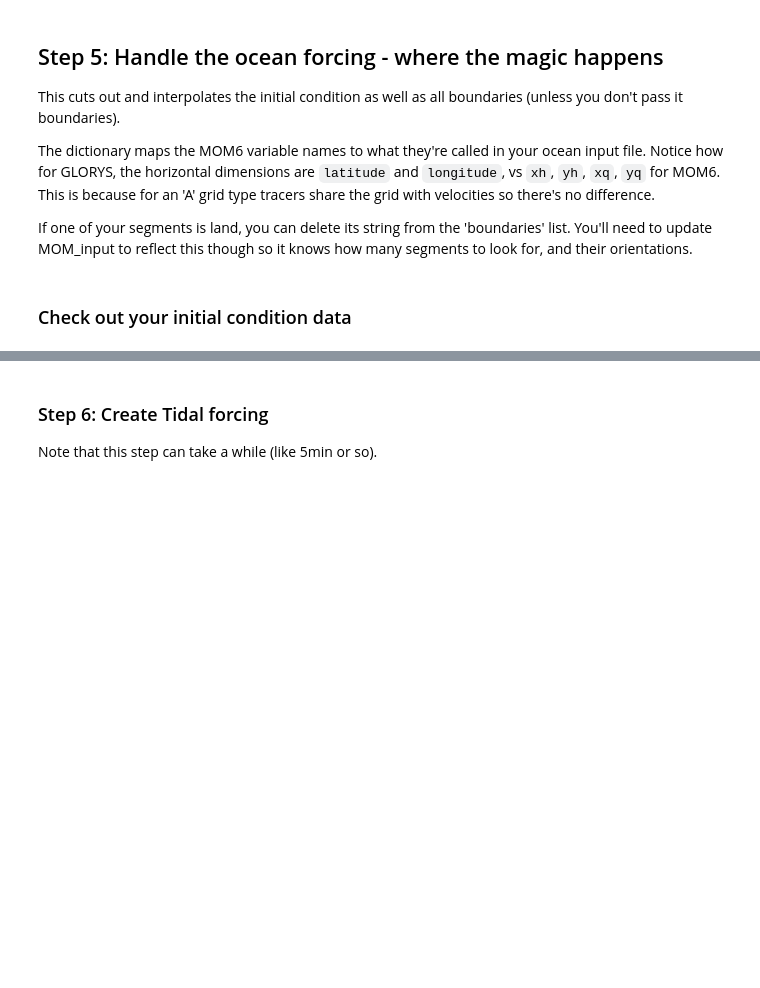
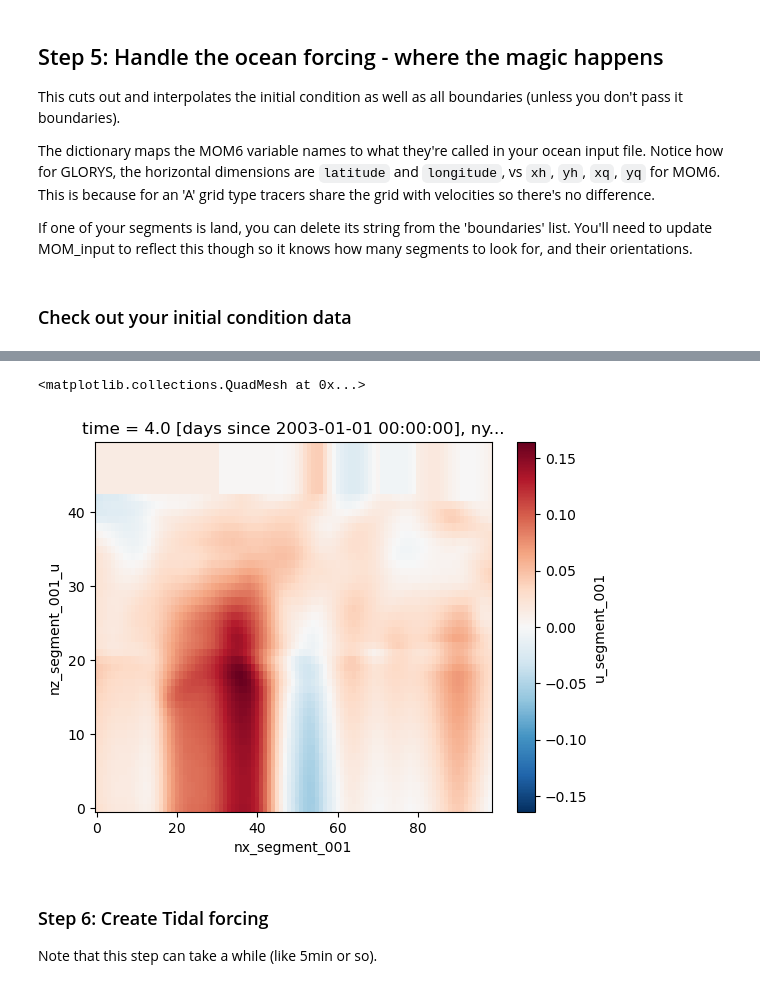
Before and after one commit to COSIMA/regional-mom6, a Jupyter notebook: demos/BYO-domain.ipynb, the cells around one changed output, grey strips where cells are left out. Saved outputs shown, nothing was run; the diff lists cells and outputs as text; code cells hidden in the pictures; blank space fills up the shorter version.

```diff
--- a/demos/BYO-domain.ipynb
+++ b/demos/BYO-domain.ipynb
@@ -185,6 +194,9 @@ axes[1].set_title("lon/lat coords")
 # %%
 ## u boundary forcing for segment 1 (south)
-expt.segment_001.u_segment_001.isel(time = 5).plot()
+expt.segment_001.u_segment_001.isel(time = 4).plot()
+# %% [output]
+<matplotlib.collections.QuadMesh at 0x...>
+[figure, added]
 # %% [markdown]
 ### Step 6: Create Tidal forcing
 Note that this step can take a while (like 5min or so).
```
Also changed, not shown: parts of 3 cells of this notebook, 1 other file.
